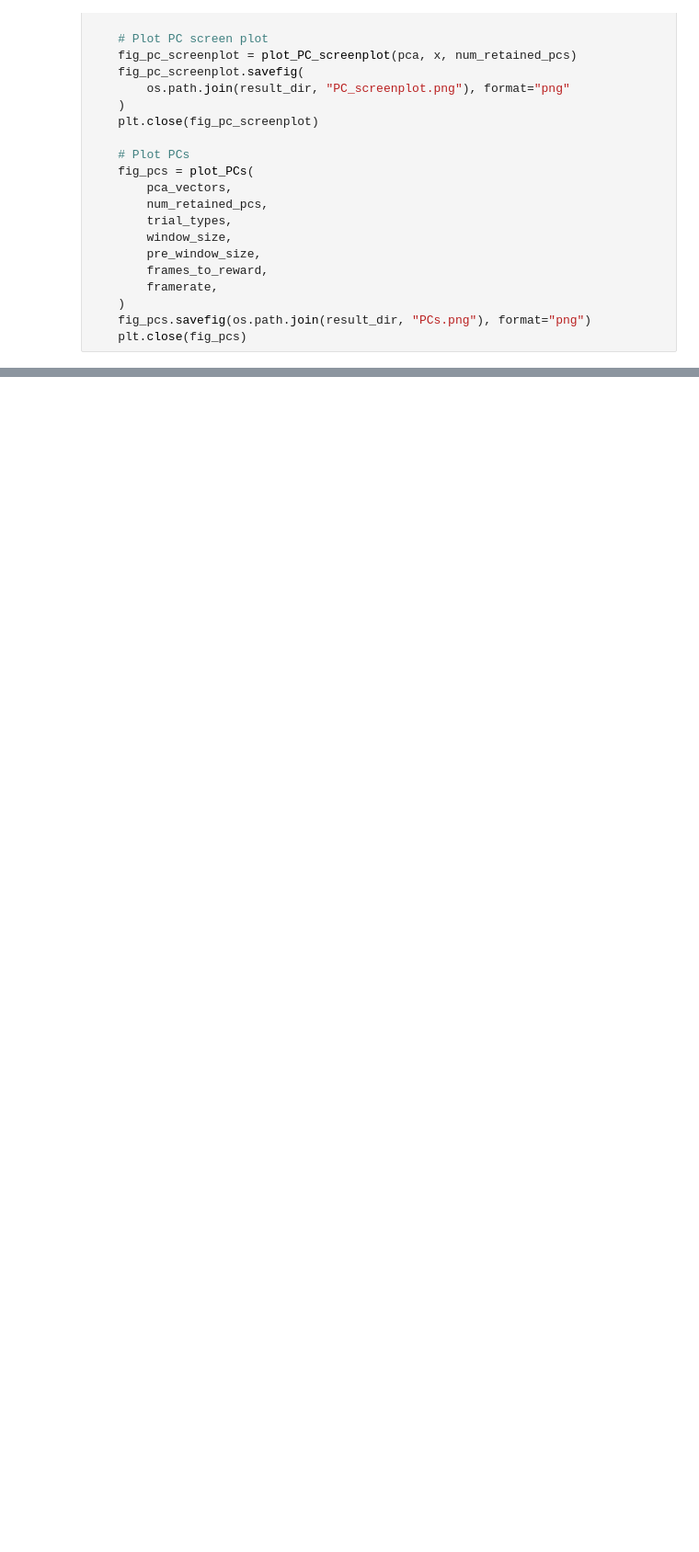
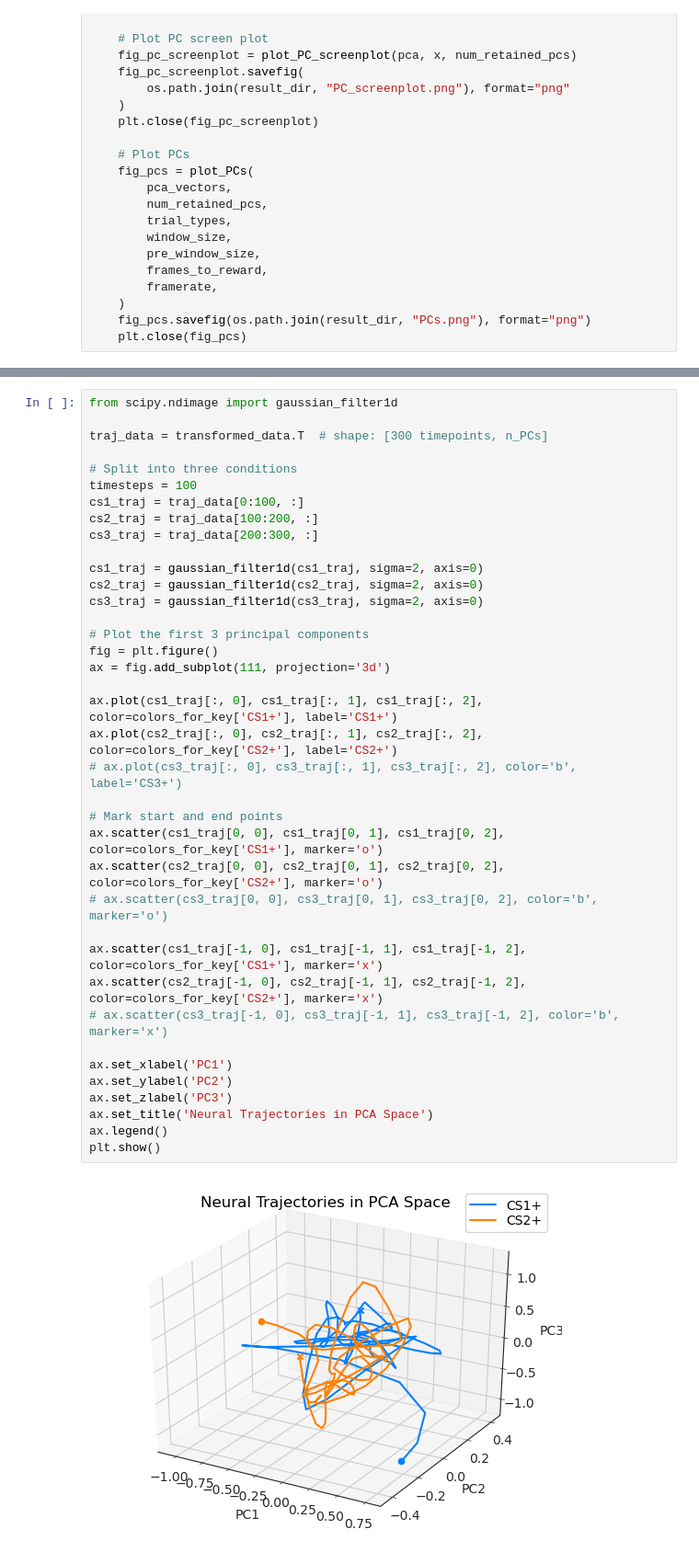
Before and after one commit to mkzhou00/s2p-analyzer, a Jupyter notebook: data_pooling_nb.ipynb, the cells around one changed output, grey strips where cells are left out. Shown at 92% size. Drawn from its saved outputs; the diff is of its cells as text; blank space fills up the shorter version.

```diff
--- a/data_pooling_nb.ipynb
+++ b/data_pooling_nb.ipynb
@@ -535,0 +531,40 @@ True
+# %%
+from scipy.ndimage import gaussian_filter1d
+
+traj_data = transformed_data.T  # shape: [300 timepoints, n_PCs]
+
+# Split into three conditions
+timesteps = 100
+cs1_traj = traj_data[0:100, :]
+cs2_traj = traj_data[100:200, :]
+cs3_traj = traj_data[200:300, :]
+
+cs1_traj = gaussian_filter1d(cs1_traj, sigma=2, axis=0)
+cs2_traj = gaussian_filter1d(cs2_traj, sigma=2, axis=0)
+cs3_traj = gaussian_filter1d(cs3_traj, sigma=2, axis=0)
+
+# Plot the first 3 principal components
+fig = plt.figure()
+ax = fig.add_subplot(111, projection='3d')
+
+ax.plot(cs1_traj[:, 0], cs1_traj[:, 1], cs1_traj[:, 2], color=colors_for_key['CS1+'], label='CS1+')
+ax.plot(cs2_traj[:, 0], cs2_traj[:, 1], cs2_traj[:, 2], color=colors_for_key['CS2+'], label='CS2+')
+# ax.plot(cs3_traj[:, 0], cs3_traj[:, 1], cs3_traj[:, 2], color='b', label='CS3+')
+
+# Mark start and end points
+ax.scatter(cs1_traj[0, 0], cs1_traj[0, 1], cs1_traj[0, 2], color=colors_for_key['CS1+'], marker='o')
+ax.scatter(cs2_traj[0, 0], cs2_traj[0, 1], cs2_traj[0, 2], color=colors_for_key['CS2+'], marker='o')
+# ax.scatter(cs3_traj[0, 0], cs3_traj[0, 1], cs3_traj[0, 2], color='b', marker='o')
+
+ax.scatter(cs1_traj[-1, 0], cs1_traj[-1, 1], cs1_traj[-1, 2], color=colors_for_key['CS1+'], marker='x')
+ax.scatter(cs2_traj[-1, 0], cs2_traj[-1, 1], cs2_traj[-1, 2], color=colors_for_key['CS2+'], marker='x')
+# ax.scatter(cs3_traj[-1, 0], cs3_traj[-1, 1], cs3_traj[-1, 2], color='b', marker='x')
+
+ax.set_xlabel('PC1')
+ax.set_ylabel('PC2')
+ax.set_zlabel('PC3')
+ax.set_title('Neural Trajectories in PCA Space')
+ax.legend()
+plt.show()
+# %% [output]
+[figure, added]
```
Also changed, not shown: parts of 16 cells of this notebook, 13 other files.
